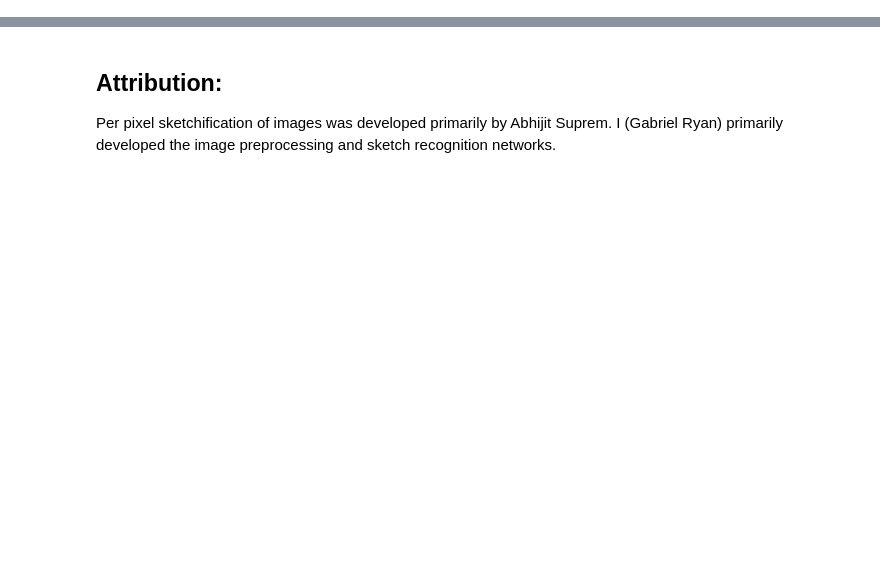
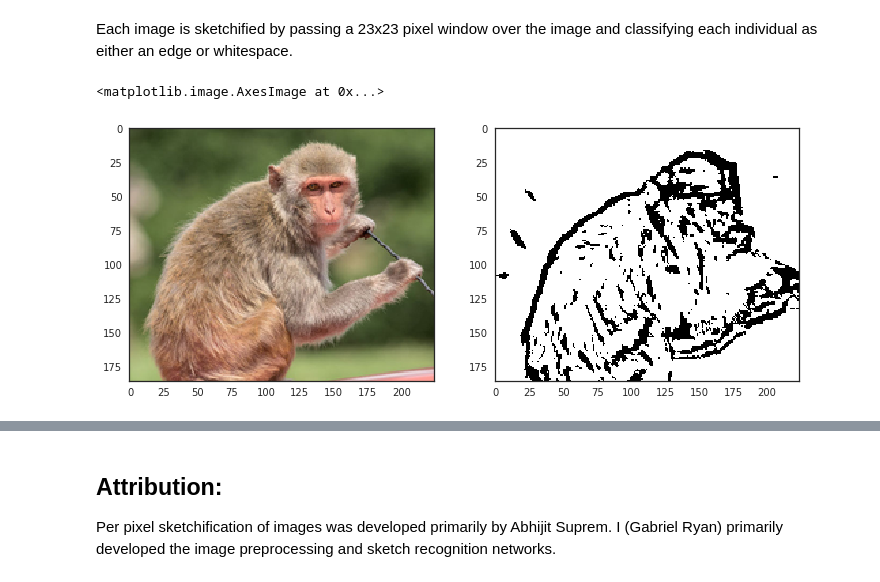
Before and after one commit to gryan11/cu-dlcv-sketchnet, a Jupyter notebook: report/Sketch_Classification_Report.ipynb, the cells around one changed output, grey strips where cells are left out. Saved outputs shown, nothing was run; the diff lists cells and outputs as text; code cells hidden in the pictures; blank space fills up the shorter version.

```diff
--- a/report/Sketch_Classification_Report.ipynb
+++ b/report/Sketch_Classification_Report.ipynb
@@ -46,0 +59,8 @@ In order to make images look like sketches, we trained a small network to perfor
+# %%
+# dimensions of our patches.
+img_width, img_height = 23, 23
+imageset = glob.glob('./imgs/*.jpg')
+#Padding constants
+im_pad,im_half_pad = 23,11
+#This is for resizing - we want to generate edges faster
+maxsize = (224, 224)
@@ -46,0 +112,34 @@ In order to make images look like sketches, we trained a small network to perfor
+# %% [markdown]
+Each image is sketchified by passing a 23x23 pixel window over the image and classifying each individual as either an edge or whitespace.
+# %%
+tstIm = Image.open(imageset[0])
+tstIm.thumbnail(maxsize, Image.ANTIALIAS)
+
+im = np.asarray(tstIm)
+#Pad the outside - necessary to get the edges right.
+im2=np.pad(im,((im_half_pad,im_half_pad),(im_half_pad,im_half_pad),(0,0)),"edge")
+
+i,j=im_half_pad,im_half_pad
+tm = time.time()
+#Initialize the output matrix
+edge_result=np.zeros((im.shape[0],im.shape[1]))
+while i < im2.shape[0]-im_half_pad:
+    while j < im2.shape[1]-im_half_pad:
+        #Generate the patch
+        im_patch = np.expand_dims(im2[i-im_half_pad:i+im_half_pad+1,j-im_half_pad:j+im_half_pad+1,:],axis=0)
+        #pass it through the network
+        edge_result[i-im_half_pad,j-im_half_pad] = model.predict(im_patch,1)[0,0].astype("uint8")
+        j += 1
+    i += 1
+    j = im_half_pad
+#Display the Image
+sketchified_img = Image.fromarray((1-edge_result.astype("uint8"))*255)
+# %%
+plt.figure(figsize=(12,8))
+plt.subplot(1,2,1)
+plt.imshow(tstIm)
+plt.subplot(1,2,2)
+plt.imshow(sketchified_img, cmap='gray')
+# %% [output]
+<matplotlib.image.AxesImage at 0x...>
+[figure, added]
```
Also changed, not shown: parts of 36 cells of this notebook.
